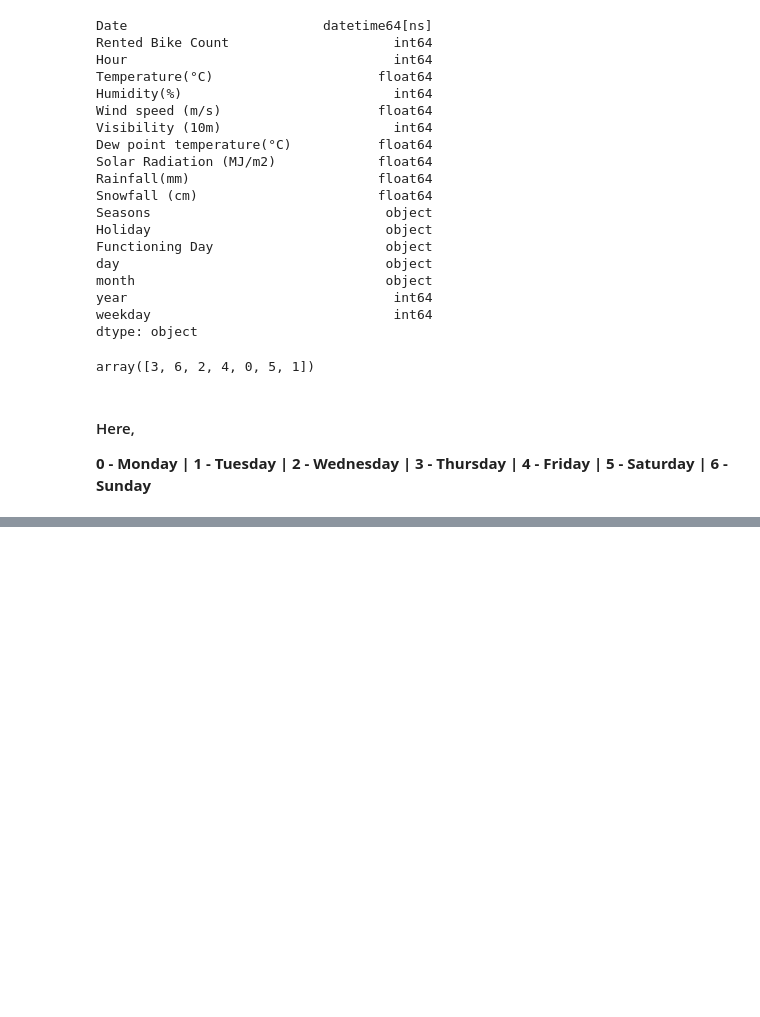
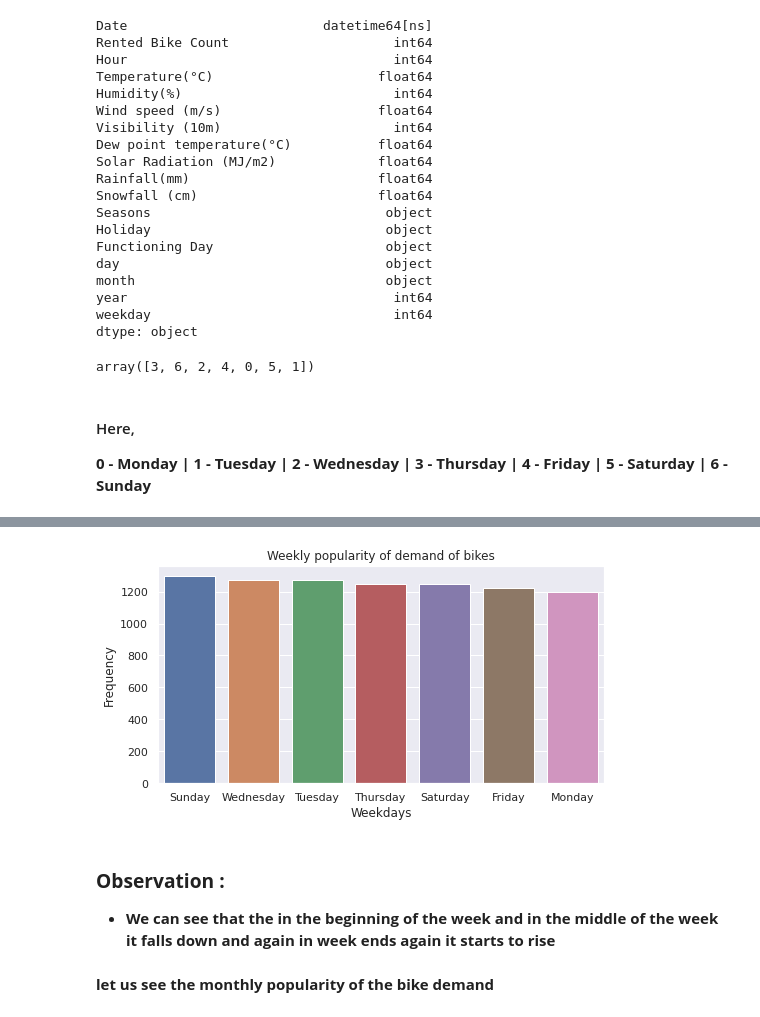
Before and after one commit to Vrishali04/Bike_sharing_demand_sharing_Regression_capstone_project, a Jupyter notebook: Bike_sharing_demand_prediction_regression_capstone_project_final.ipynb, the cells around one changed output, grey strips where cells are left out. Saved outputs shown, nothing was run; the diff lists cells and outputs as text; code cells hidden in the pictures; blank space fills up the shorter version.

```diff
--- a/Bike_sharing_demand_prediction_regression_capstone_project_final.ipynb
+++ b/Bike_sharing_demand_prediction_regression_capstone_project_final.ipynb
@@ -436,0 +481,19 @@ array([3, 6, 2, 4, 0, 5, 1])
+# %%
+# ploting it using seaborn lineplot
+plt.figure(figsize = (8,4))
+plt.title('Weekly popularity of demand of bikes')
+
+sns.barplot(x = df['day'].value_counts().index,y = df['day'].value_counts().values)
+
+plt.xlabel('Weekdays')
+plt.ylabel('Frequency')
+
+plt.show()
+# %% [output]
+[figure, added]
+# %% [markdown]
+### **Observation :**
+
+* **We can see that the in the beginning of the week and in the middle of the week it falls down and again in week ends again it starts to rise**
+# %% [markdown]
+**let us see the monthly popularity of the bike demand**
```
Also changed, not shown: parts of 21 cells of this notebook.
